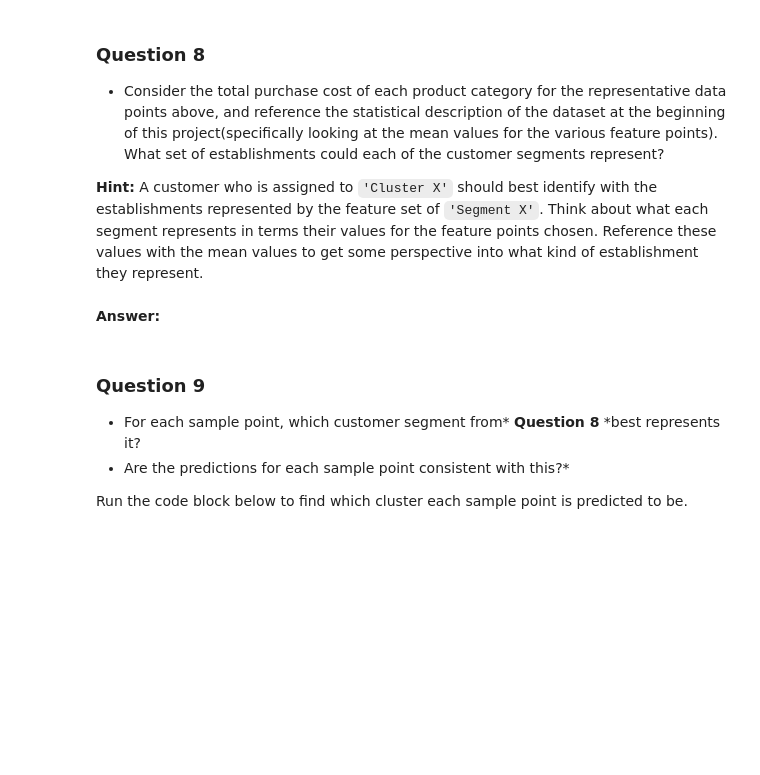
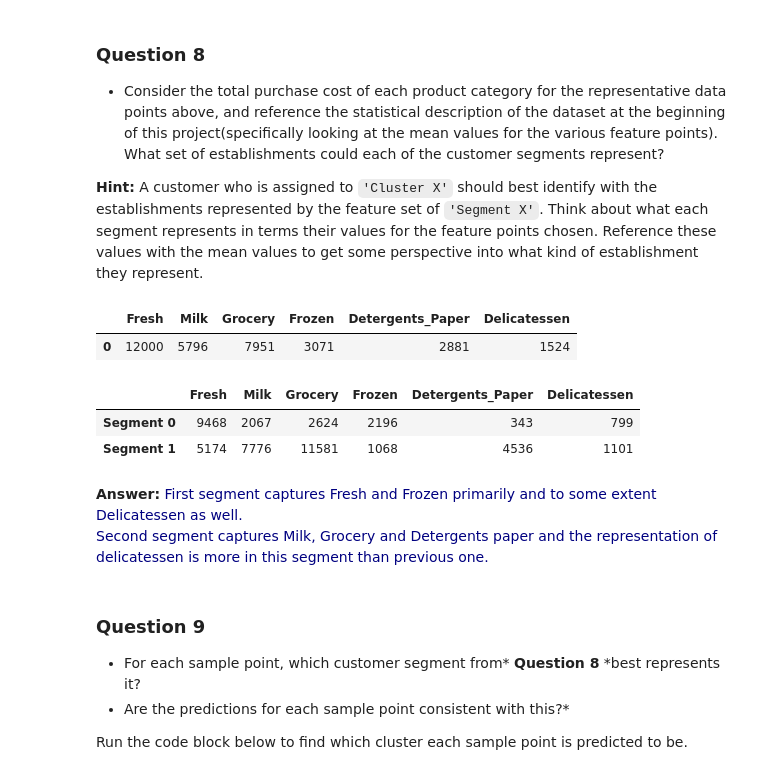
Before and after one commit to niranjanviladkar/udacity, a Jupyter notebook: Machine Learning Basic/projects/customer_segments/customer_segments.ipynb, the cells around one changed output. Saved outputs shown, nothing was run; the diff lists cells and outputs as text; code cells hidden in the pictures; blank space fills up the shorter version.

```diff
--- a/Machine Learning Basic/projects/customer_segments/customer_segments.ipynb
+++ b/Machine Learning Basic/projects/customer_segments/customer_segments.ipynb
@@ -698,8 +685,21 @@ display(true_centers)
 * Consider the total purchase cost of each product category for the representative data points above, and reference the statistical description of the dataset at the beginning of this project(specifically looking at the mean values for the various feature points). What set of establishments could each of the customer segments represent?
 
 **Hint:** A customer who is assigned to `'Cluster X'` should best identify with the establishments represented by the feature set of `'Segment X'`. Think about what each segment represents in terms their values for the feature points chosen. Reference these values with the mean values to get some perspective into what kind of establishment they represent.
-# %% [markdown]
-**Answer:**
+# %%
+display(pd.DataFrame(np.mean(data).astype(int)).transpose())
+display(pd.DataFrame(true_centers.astype(int)))
+# %% [output]
+|  | Fresh | Milk | Grocery | Frozen | Detergents_Paper | Delicatessen |
+| 0 | 12000 | 5796 | 7951 | 3071 | 2881 | 1524 |
+|  | Fresh | Milk | Grocery | Frozen | Detergents_Paper | Delicatessen |
+| Segment 0 | 9468 | 2067 | 2624 | 2196 | 343 | 799 |
+| Segment 1 | 5174 | 7776 | 11581 | 1068 | 4536 | 1101 |
+# %% [markdown]
+**Answer:**
+<font color="navy">
+First segment captures Fresh and Frozen primarily and to some extent Delicatessen as well.
+<br/>
+Second segment captures Milk, Grocery and Detergents paper and the representation of delicatessen is more in this segment than previous one.
 # %% [markdown]
 ### Question 9
 
```
Also changed, not shown: parts of 22 cells of this notebook.
